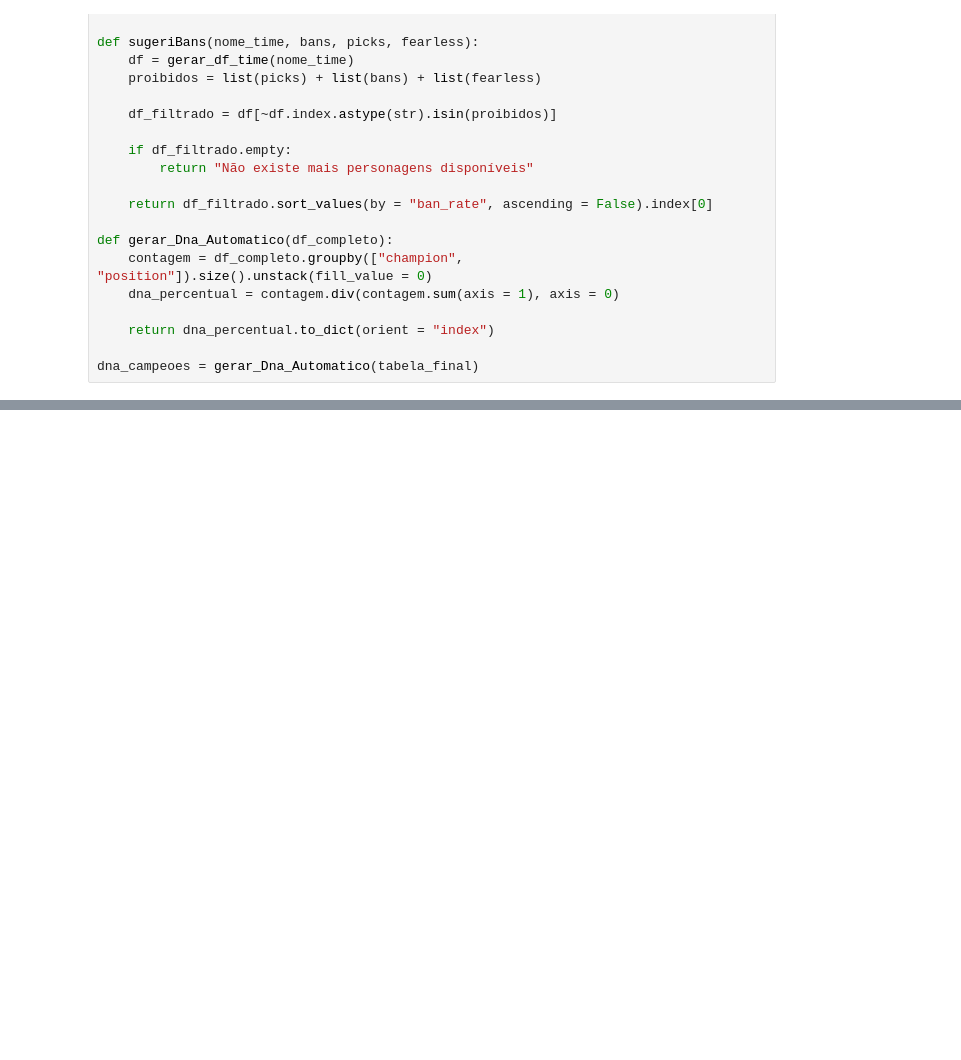
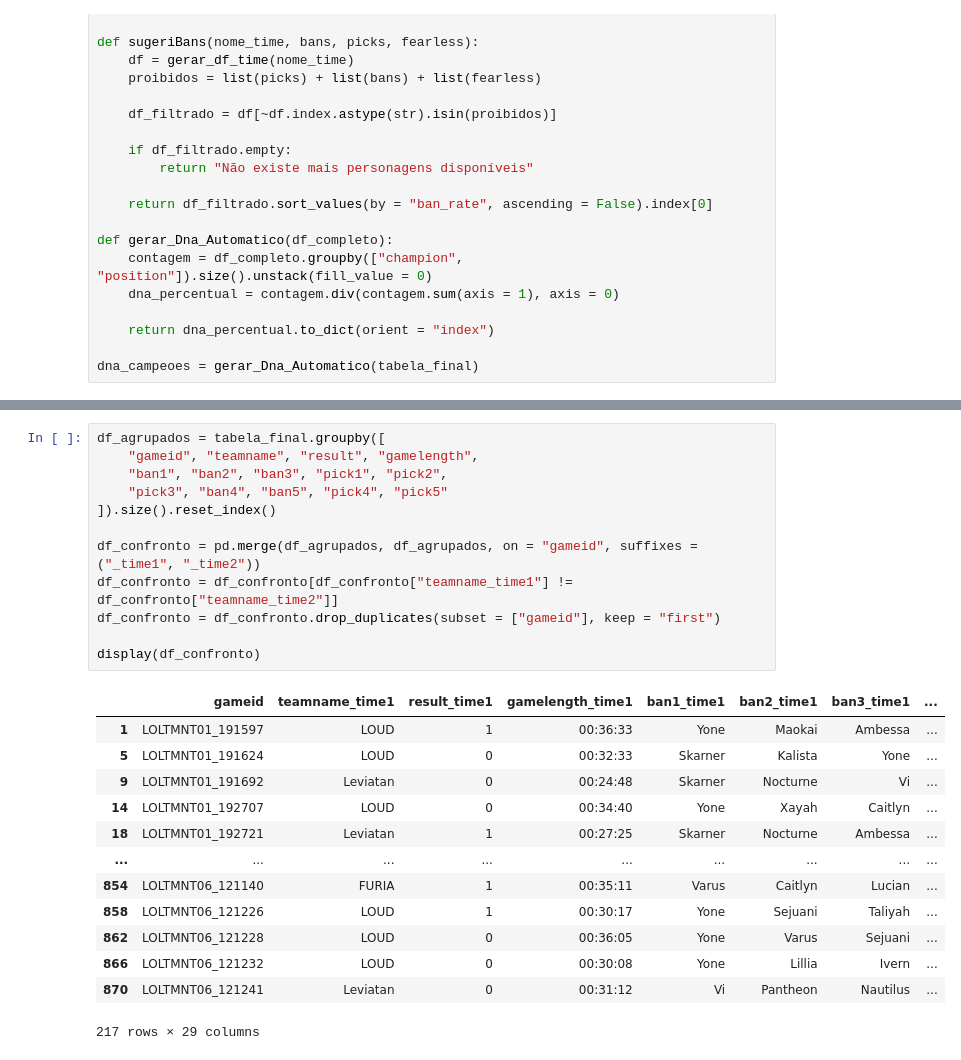
Before and after one commit to IGDeft/Cblol-Tigrinho, a Jupyter notebook: CblolTigrinho.ipynb, the cells around one changed output, grey strips where cells are left out. Drawn from its saved outputs; the diff is of its cells as text; blank space fills up the shorter version.

```diff
--- a/CblolTigrinho.ipynb
+++ b/CblolTigrinho.ipynb
@@ -209,0 +327,26 @@ print(ordemPicksBans)
+# %%
+df_agrupados = tabela_final.groupby([
+    "gameid", "teamname", "result", "gamelength",
+    "ban1", "ban2", "ban3", "pick1", "pick2",
+    "pick3", "ban4", "ban5", "pick4", "pick5"
+]).size().reset_index()
+
+df_confronto = pd.merge(df_agrupados, df_agrupados, on = "gameid", suffixes = ("_time1", "_time2"))
+df_confronto = df_confronto[df_confronto["teamname_time1"] != df_confronto["teamname_time2"]]
+df_confronto = df_confronto.drop_duplicates(subset = ["gameid"], keep = "first")
+
+display(df_confronto)
+# %% [output]
+|  | gameid | teamname_time1 | result_time1 | gamelength_time1 | ban1_time1 | ban2_time1 | ban3_time1 | ... |
+| 1 | LOLTMNT01_191597 | LOUD | 1 | 00:36:33 | Yone | Maokai | Ambessa | ... |
+| 5 | LOLTMNT01_191624 | LOUD | 0 | 00:32:33 | Skarner | Kalista | Yone | ... |
+| 9 | LOLTMNT01_191692 | Leviatan | 0 | 00:24:48 | Skarner | Nocturne | Vi | ... |
+| 14 | LOLTMNT01_192707 | LOUD | 0 | 00:34:40 | Yone | Xayah | Caitlyn | ... |
+| 18 | LOLTMNT01_192721 | Leviatan | 1 | 00:27:25 | Skarner | Nocturne | Ambessa | ... |
+| ... | ... | ... | ... | ... | ... | ... | ... | ... |
+| 854 | LOLTMNT06_121140 | FURIA | 1 | 00:35:11 | Varus | Caitlyn | Lucian | ... |
+| 858 | LOLTMNT06_121226 | LOUD | 1 | 00:30:17 | Yone | Sejuani | Taliyah | ... |
+| 862 | LOLTMNT06_121228 | LOUD | 0 | 00:36:05 | Yone | Varus | Sejuani | ... |
+| 866 | LOLTMNT06_121232 | LOUD | 0 | 00:30:08 | Yone | Lillia | Ivern | ... |
+| 870 | LOLTMNT06_121241 | Leviatan | 0 | 00:31:12 | Vi | Pantheon | Nautilus | ... |
+217 rows × 29 columns
```
Also changed, not shown: parts of 8 cells of this notebook.
